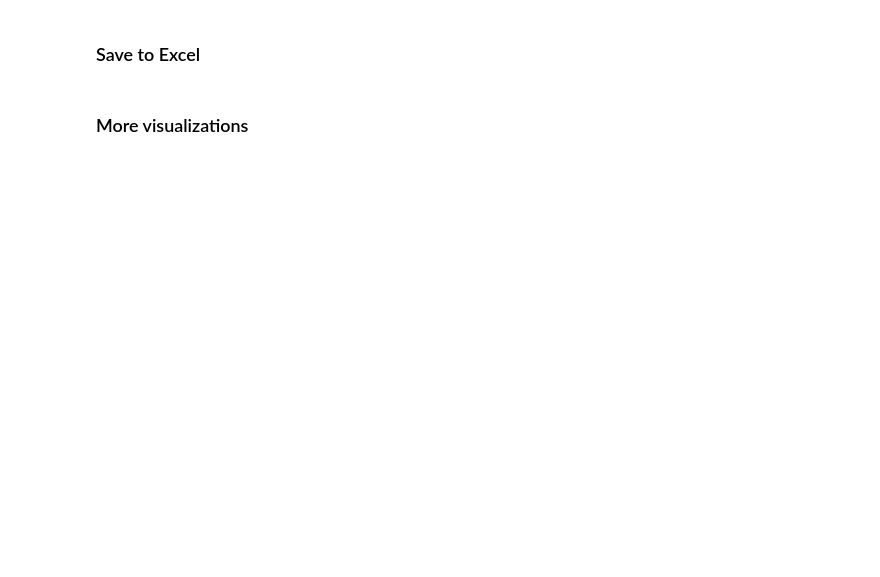
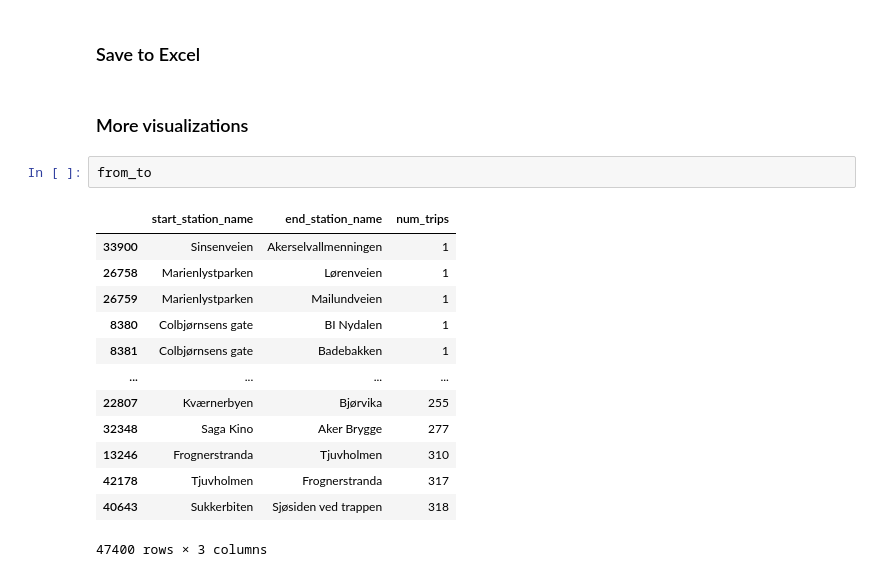
Before and after one commit to auroravoje/intro_data_processing, a Jupyter notebook: python/plan.ipynb, the cells around one changed output. Cells and saved outputs as stored; diff of their text form; blank space fills up the shorter version.

```diff
--- a/python/plan.ipynb
+++ b/python/plan.ipynb
@@ -1691,3 +1736,19 @@ pd.merge(popular_from, popular_to, how="outer", left_on="start_station_name", ri
 ### Save to Excel
 # %% [markdown]
 ### More visualizations
+# %%
+from_to
+# %% [output]
+|  | start_station_name | end_station_name | num_trips |
+| 33900 | Sinsenveien | Akerselvallmenningen | 1 |
+| 26758 | Marienlystparken | Lørenveien | 1 |
+| 26759 | Marienlystparken | Mailundveien | 1 |
+| 8380 | Colbjørnsens gate | BI Nydalen | 1 |
+| 8381 | Colbjørnsens gate | Badebakken | 1 |
+| ... | ... | ... | ... |
+| 22807 | Kværnerbyen | Bjørvika | 255 |
+| 32348 | Saga Kino | Aker Brygge | 277 |
+| 13246 | Frognerstranda | Tjuvholmen | 310 |
+| 42178 | Tjuvholmen | Frognerstranda | 317 |
+| 40643 | Sukkerbiten | Sjøsiden ved trappen | 318 |
+47400 rows × 3 columns
```
Also changed, not shown: parts of 11 cells of this notebook, 1 other file.
